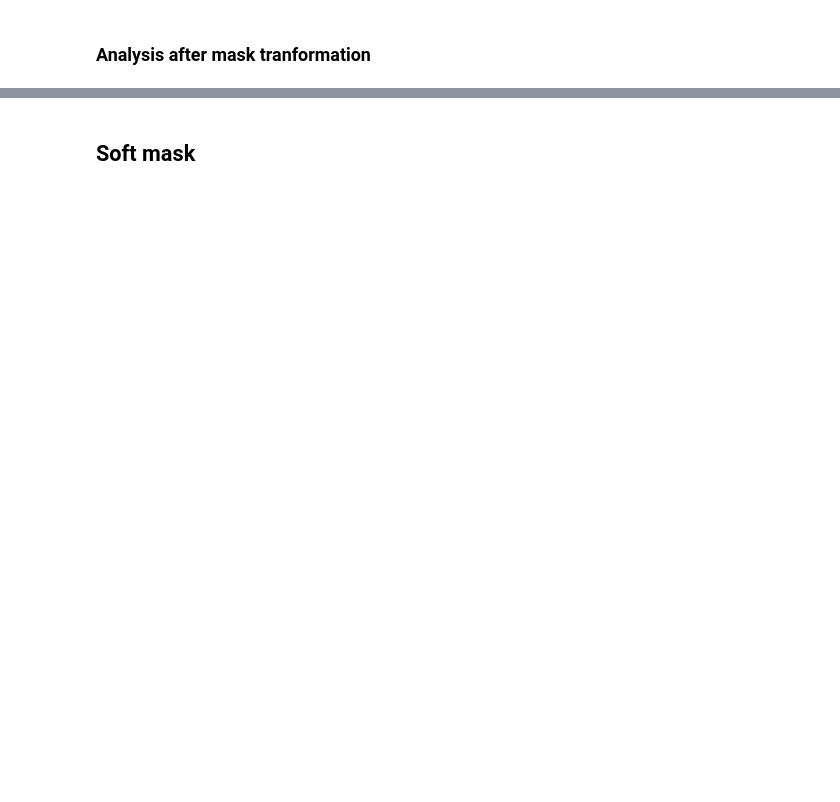
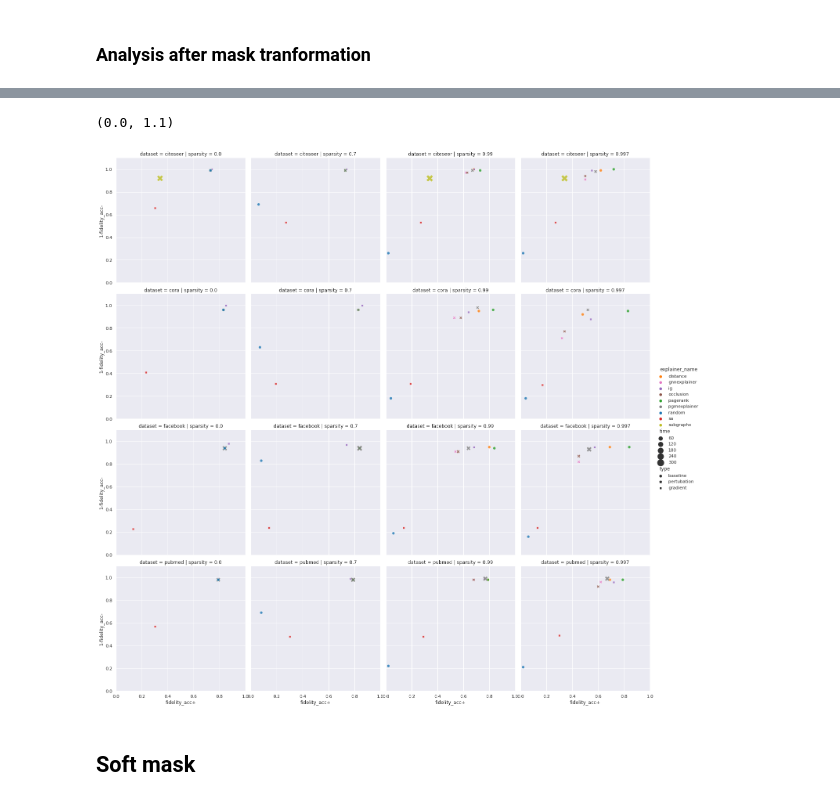
Before and after one commit to GraphFramEx/graphframex, a Jupyter notebook: notebooks/Results_Analysis_NC_Realworld.ipynb, the cells around one changed output, grey strips where cells are left out. Saved outputs shown, nothing was run; the diff lists cells and outputs as text; code cells hidden in the pictures; blank space fills up the shorter version.

```diff
--- a/notebooks/Results_Analysis_NC_Realworld.ipynb
+++ b/notebooks/Results_Analysis_NC_Realworld.ipynb
@@ -177,11 +247,17 @@ sns.relplot(
 # %%
 #### Fidelity Acc VS datasets & sparsity ####
 sns.set()
 sns.relplot(
         data=df_hard,
         x="fidelity_acc+", y="1-fidelity_acc-", col="sparsity", row="dataset",
-        hue="explainer_name", size="time", sizes=(50, 300), style="type", alpha = .8
+        hue="explainer_name", palette=dict_color, size="time", sizes=(50, 300), style="type", alpha = .8
     )
+
+plt.xlim(0, 1)
+plt.ylim(0, 1.1)
+# %% [output]
+(0.0, 1.1)
+[figure, added]
 # %% [markdown]
 ## Soft mask
 # %%
```
Also changed, not shown: parts of 34 cells of this notebook, 7 other files.
